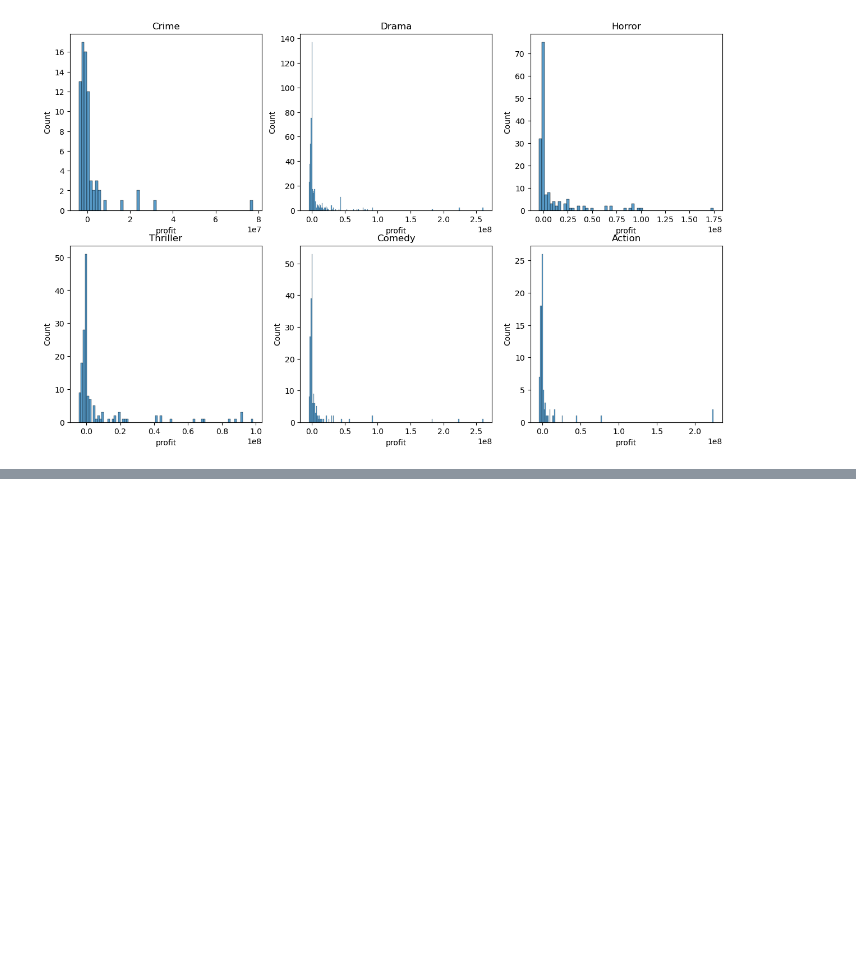
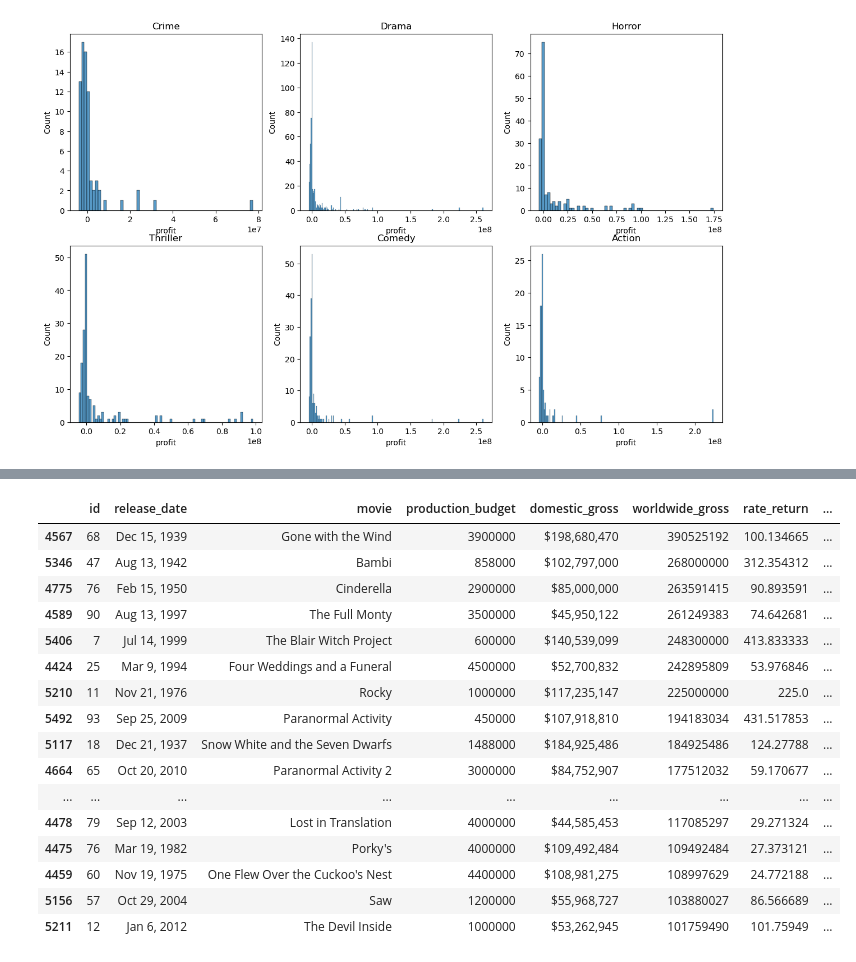
Before and after one commit to jgoett2/Phase-2-MovieProject, a Jupyter notebook: EDA1.ipynb, the cells around one changed output, grey strips where cells are left out. Cells and saved outputs as stored; diff of their text form; code cells hidden in the pictures; blank space fills up the shorter version.

```diff
--- a/EDA1.ipynb
+++ b/EDA1.ipynb
@@ -676,0 +686,20 @@ genres_list
+# %%
+low_budget_movies.sort_values("profit", ascending=False).head(20)
+# %% [output]
+|  | id | release_date | movie | production_budget | domestic_gross | worldwide_gross | rate_return | ... |
+| 4567 | 68 | Dec 15, 1939 | Gone with the Wind | 3900000 | $198,680,470 | 390525192 | 100.134665 | ... |
+| 5346 | 47 | Aug 13, 1942 | Bambi | 858000 | $102,797,000 | 268000000 | 312.354312 | ... |
+| 4775 | 76 | Feb 15, 1950 | Cinderella | 2900000 | $85,000,000 | 263591415 | 90.893591 | ... |
+| 4589 | 90 | Aug 13, 1997 | The Full Monty | 3500000 | $45,950,122 | 261249383 | 74.642681 | ... |
+| 5406 | 7 | Jul 14, 1999 | The Blair Witch Project | 600000 | $140,539,099 | 248300000 | 413.833333 | ... |
+| 4424 | 25 | Mar 9, 1994 | Four Weddings and a Funeral | 4500000 | $52,700,832 | 242895809 | 53.976846 | ... |
+| 5210 | 11 | Nov 21, 1976 | Rocky | 1000000 | $117,235,147 | 225000000 | 225.0 | ... |
+| 5492 | 93 | Sep 25, 2009 | Paranormal Activity | 450000 | $107,918,810 | 194183034 | 431.517853 | ... |
+| 5117 | 18 | Dec 21, 1937 | Snow White and the Seven Dwarfs | 1488000 | $184,925,486 | 184925486 | 124.27788 | ... |
+| 4664 | 65 | Oct 20, 2010 | Paranormal Activity 2 | 3000000 | $84,752,907 | 177512032 | 59.170677 | ... |
+| ... | ... | ... | ... | ... | ... | ... | ... | ... |
+| 4478 | 79 | Sep 12, 2003 | Lost in Translation | 4000000 | $44,585,453 | 117085297 | 29.271324 | ... |
+| 4475 | 76 | Mar 19, 1982 | Porky's | 4000000 | $109,492,484 | 109492484 | 27.373121 | ... |
+| 4459 | 60 | Nov 19, 1975 | One Flew Over the Cuckoo's Nest | 4400000 | $108,981,275 | 108997629 | 24.772188 | ... |
+| 5156 | 57 | Oct 29, 2004 | Saw | 1200000 | $55,968,727 | 103880027 | 86.566689 | ... |
+| 5211 | 12 | Jan 6, 2012 | The Devil Inside | 1000000 | $53,262,945 | 101759490 | 101.75949 | ... |
```
Also changed, not shown: parts of 5 cells of this notebook.
